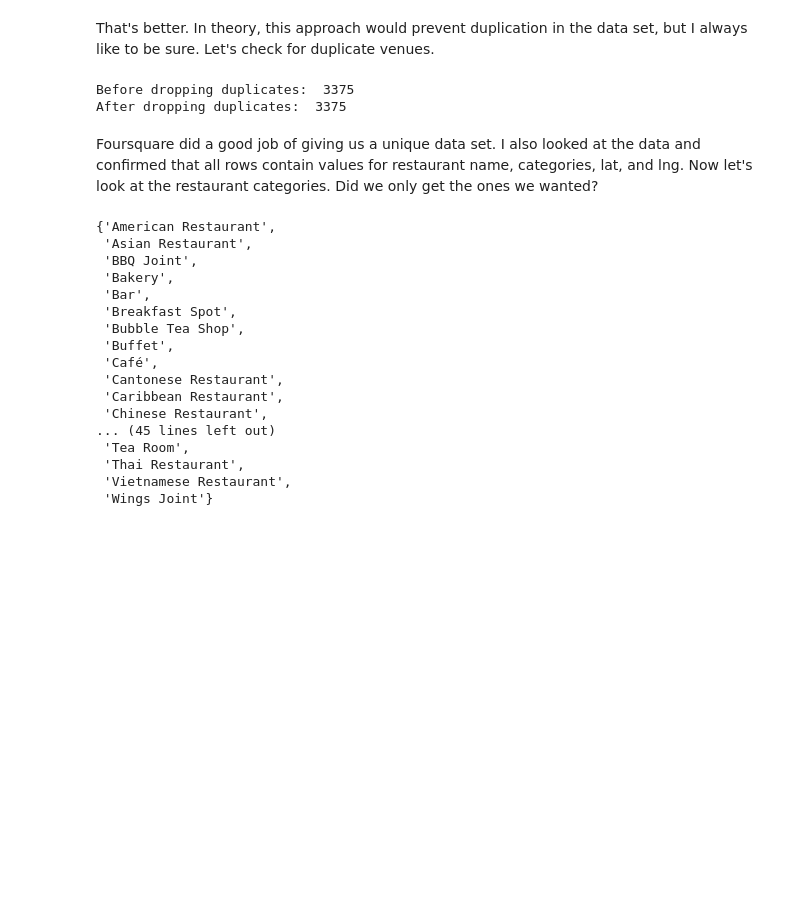
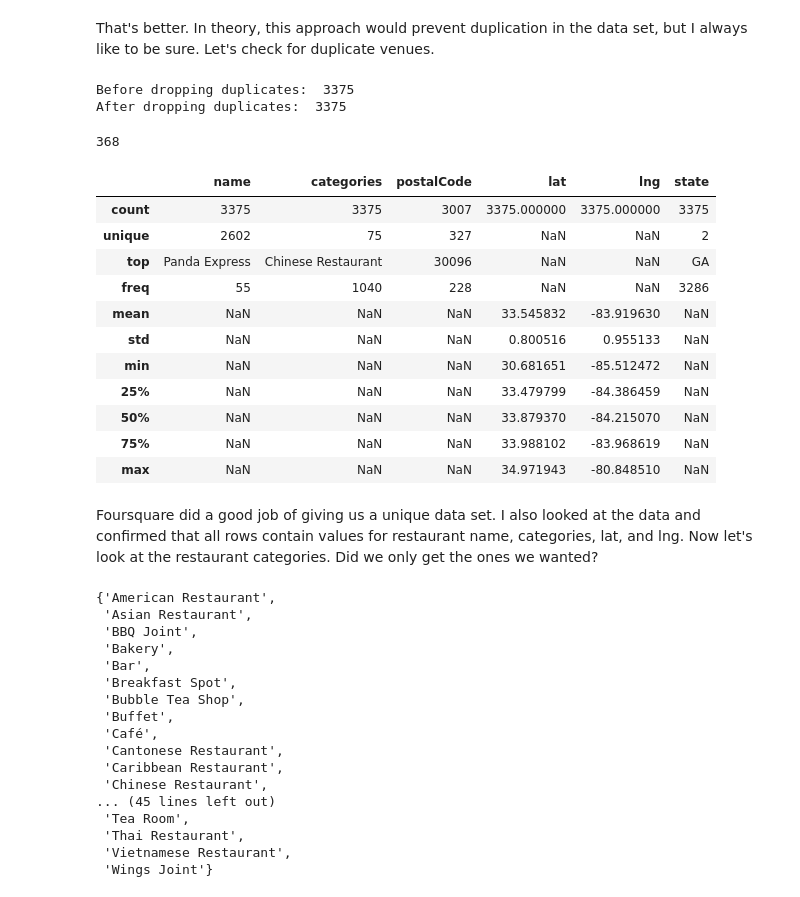
Before and after one commit to JamesDCage/Final-Week-0, a Jupyter notebook: Extracting_Data_from_Foursquare.ipynb, the cells around one changed output. Drawn from its saved outputs; the diff is of its cells as text; code cells hidden in the pictures; blank space fills up the shorter version.

```diff
--- a/Extracting_Data_from_Foursquare.ipynb
+++ b/Extracting_Data_from_Foursquare.ipynb
@@ -275,6 +305,25 @@ print("After dropping duplicates: ",df_georgia.shape[0])
 # %% [output]
 Before dropping duplicates:  3375
 After dropping duplicates:  3375
+# %%
+df_georgia[df_georgia['postalCode'].isnull()].shape[0]
+# %% [output]
+368
+# %%
+df_georgia.describe(include='all')
+# %% [output]
+|  | name | categories | postalCode | lat | lng | state |
+| count | 3375 | 3375 | 3007 | 3375.000000 | 3375.000000 | 3375 |
+| unique | 2602 | 75 | 327 | NaN | NaN | 2 |
+| top | Panda Express | Chinese Restaurant | 30096 | NaN | NaN | GA |
+| freq | 55 | 1040 | 228 | NaN | NaN | 3286 |
+| mean | NaN | NaN | NaN | 33.545832 | -83.919630 | NaN |
+| std | NaN | NaN | NaN | 0.800516 | 0.955133 | NaN |
+| min | NaN | NaN | NaN | 30.681651 | -85.512472 | NaN |
+| 25% | NaN | NaN | NaN | 33.479799 | -84.386459 | NaN |
+| 50% | NaN | NaN | NaN | 33.879370 | -84.215070 | NaN |
+| 75% | NaN | NaN | NaN | 33.988102 | -83.968619 | NaN |
+| max | NaN | NaN | NaN | 34.971943 | -80.848510 | NaN |
 # %% [markdown]
 Foursquare did a good job of giving us a unique data set. I also looked at the data and confirmed that all rows contain values for restaurant name, categories, lat, and lng. Now let's look at the restaurant categories. Did we only get the ones we wanted?
 # %%
```
Also changed, not shown: parts of 31 cells of this notebook.
